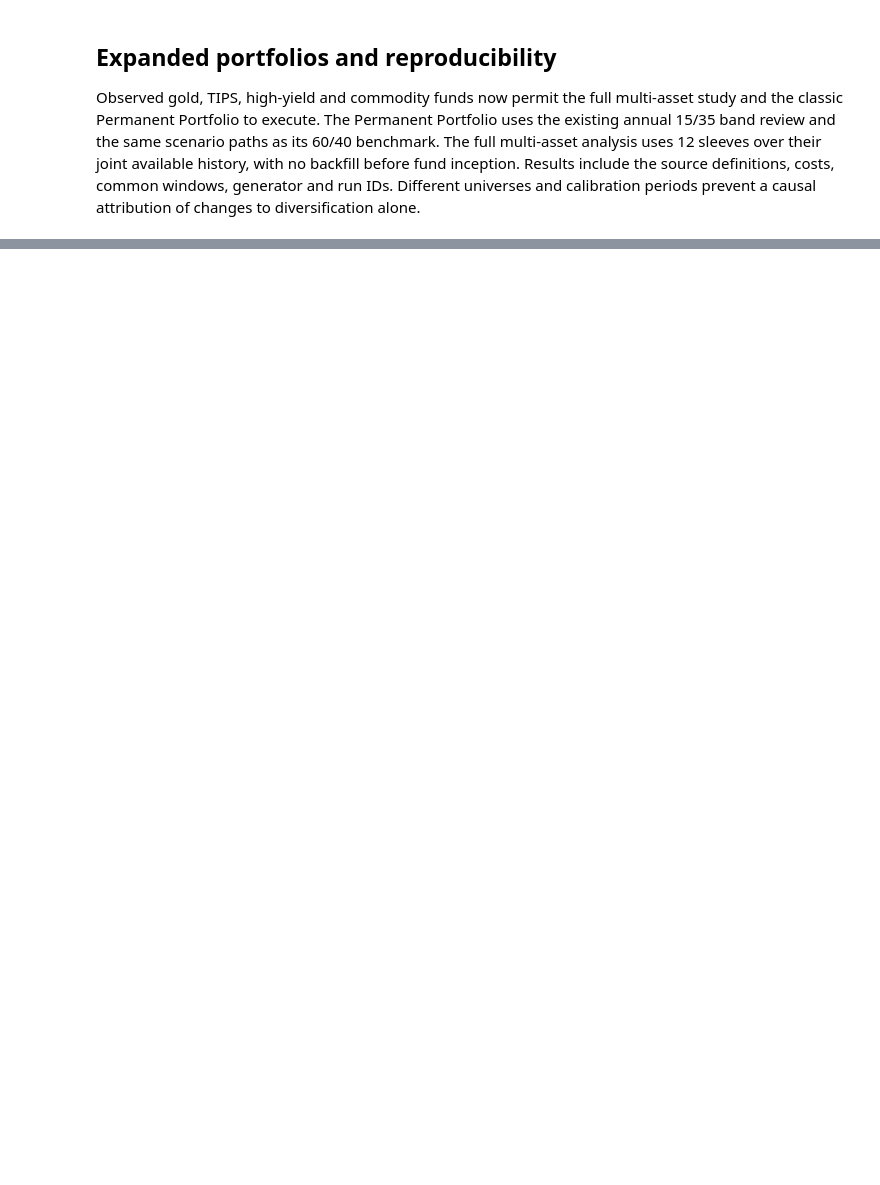
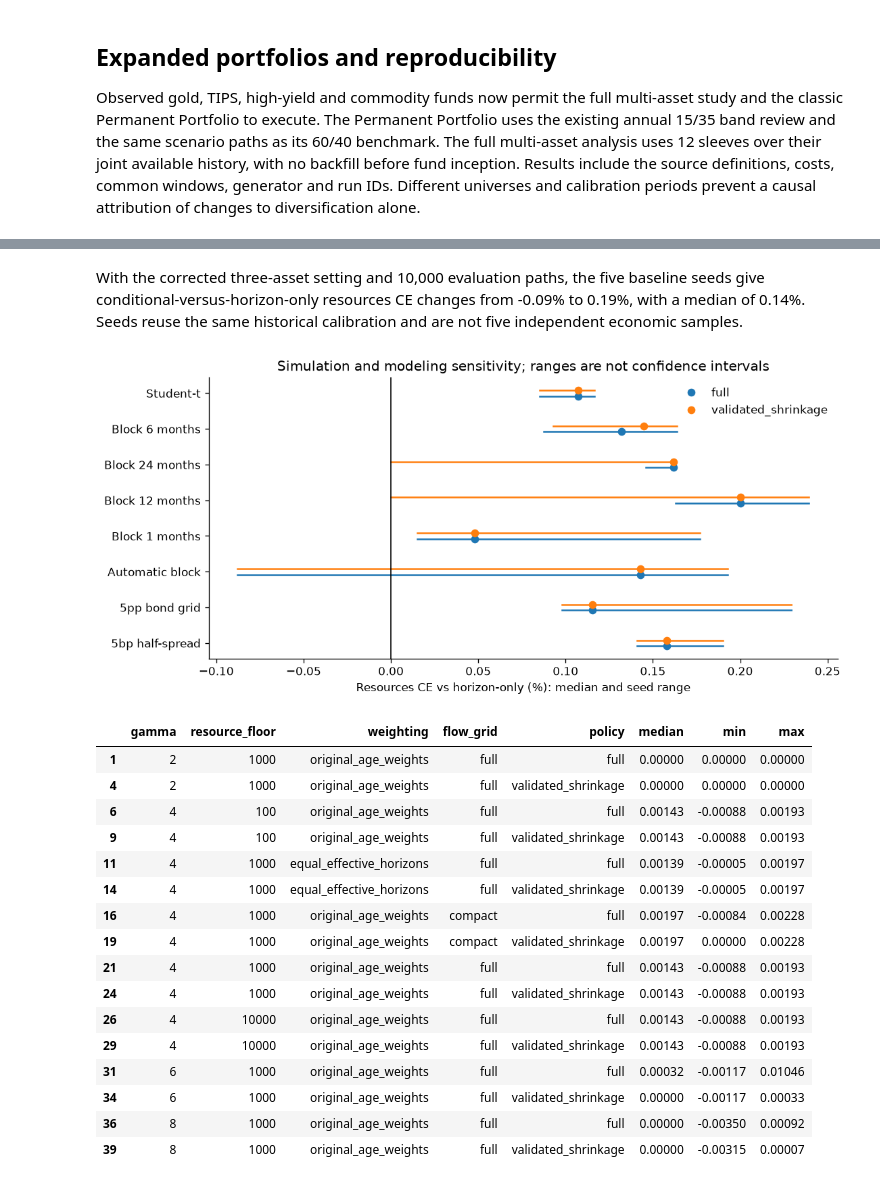
Before and after one commit to Yikai-Li/FI-Acc-Dec-Wedmont, a Jupyter notebook: research/wrds_validation_2026_11_19/wrds_validation.ipynb, the cells around one changed output, grey strips where cells are left out. Drawn from its saved outputs; the diff is of its cells as text; code cells hidden in the pictures; blank space fills up the shorter version.

```diff
--- a/research/wrds_validation_2026_11_19/wrds_validation.ipynb
+++ b/research/wrds_validation_2026_11_19/wrds_validation.ipynb
@@ -402,0 +437,36 @@ In this calibration, 8 of 9 alternatives have lower consumption CE than 60/40 wi
+# %%
+ROB = OUT/'robustness'
+sens=pd.read_csv(ROB/'sensitivity_scores.csv')
+main_mask=(sens.gamma.eq(4)&sens.resource_floor.eq(1000)&sens.weighting.eq('original_age_weights')&sens.flow_grid.eq('full'))
+primary=sens[main_mask].copy()
+primary['condition']=np.select([primary.bond_step.eq(.05),primary.cost_half_spread_bps.eq(5),primary.generator.eq('student_t'),primary.requested_block.isna()],
+    ['5pp bond grid','5bp half-spread','Student-t','Automatic block'],default='Fixed block')
+fixed=primary.condition.eq('Fixed block')
+primary.loc[fixed,'condition']='Block '+primary.loc[fixed,'requested_block'].astype(int).astype(str)+' months'
+summary=primary.groupby(['condition','policy']).agg(median_ce=('relative_resources_ce','median'),
+    minimum_ce=('relative_resources_ce','min'),maximum_ce=('relative_resources_ce','max'),seeds=('seed','nunique'),
+    median_success_difference_pp=('success_difference_pp','median')).reset_index()
+summary.to_csv(ROB/'configuration_summary.csv',index=False)
+display(summary[summary.policy.isin(['full','validated_shrinkage'])].round(5))
+baseline=primary[primary.condition.eq('Automatic block')]
+display(baseline[['seed','policy','relative_resources_ce','relative_terminal_ce','success_difference_pp','selected_alpha']].round(5))
+full=baseline[baseline.policy.eq('full')]
+display(Markdown(f"With the corrected three-asset setting and 10,000 evaluation paths, the five baseline seeds give conditional-versus-horizon-only resources CE changes from {full.relative_resources_ce.min():.2%} to {full.relative_resources_ce.max():.2%}, with a median of {full.relative_resources_ce.median():.2%}. Seeds reuse the same historical calibration and are not five independent economic samples."))
+fig,ax=plt.subplots(figsize=(10,4.5))
+conditions=list(summary.condition.unique())
+for j,policy in enumerate(['full','validated_shrinkage']):
+    g=summary[summary.policy.eq(policy)].set_index('condition').loc[conditions]
+    y=np.arange(len(g))+(j-.5)*.16
+    for i,(_,r) in enumerate(g.iterrows()):
+        ax.plot([100*r.minimum_ce,100*r.maximum_ce],[y[i],y[i]],color=['tab:blue','tab:orange'][j])
+    ax.plot(100*g.median_ce,y,'o',label=policy,color=['tab:blue','tab:orange'][j])
+ax.axvline(0,color='black',lw=1)
+ax.set_yticks(range(len(conditions)),conditions)
+ax.set(xlabel='Resources CE vs horizon-only (%): median and seed range',title='Simulation and modeling sensitivity; ranges are not confidence intervals')
+ax.legend(frameon=False)
+export('robustness_configuration_sensitivity')
+preference=sens[sens.generator.eq('bootstrap')&sens.requested_block.isna()&sens.cost_half_spread_bps.eq(0)&sens.bond_step.eq(.1)]
+pref_summary=preference.groupby(['gamma','resource_floor','weighting','flow_grid','policy']).relative_resources_ce.agg(['median','min','max']).reset_index()
+pref_summary.to_csv(ROB/'preference_summary.csv',index=False)
+display(pref_summary[pref_summary.policy.isin(['full','validated_shrinkage'])].round(5))
+# %% [output]
@@ -402,0 +507,19 @@ In this calibration, 8 of 9 alternatives have lower consumption CE than 60/40 wi
+With the corrected three-asset setting and 10,000 evaluation paths, the five baseline seeds give conditional-versus-horizon-only resources CE changes from -0.09% to 0.19%, with a median of 0.14%. Seeds reuse the same historical calibration and are not five independent economic samples.
+[figure, added]
+|  | gamma | resource_floor | weighting | flow_grid | policy | median | min | max |
+| 1 | 2 | 1000 | original_age_weights | full | full | 0.00000 | 0.00000 | 0.00000 |
+| 4 | 2 | 1000 | original_age_weights | full | validated_shrinkage | 0.00000 | 0.00000 | 0.00000 |
+| 6 | 4 | 100 | original_age_weights | full | full | 0.00143 | -0.00088 | 0.00193 |
+| 9 | 4 | 100 | original_age_weights | full | validated_shrinkage | 0.00143 | -0.00088 | 0.00193 |
+| 11 | 4 | 1000 | equal_effective_horizons | full | full | 0.00139 | -0.00005 | 0.00197 |
+| 14 | 4 | 1000 | equal_effective_horizons | full | validated_shrinkage | 0.00139 | -0.00005 | 0.00197 |
+| 16 | 4 | 1000 | original_age_weights | compact | full | 0.00197 | -0.00084 | 0.00228 |
+| 19 | 4 | 1000 | original_age_weights | compact | validated_shrinkage | 0.00197 | 0.00000 | 0.00228 |
+| 21 | 4 | 1000 | original_age_weights | full | full | 0.00143 | -0.00088 | 0.00193 |
+| 24 | 4 | 1000 | original_age_weights | full | validated_shrinkage | 0.00143 | -0.00088 | 0.00193 |
+| 26 | 4 | 10000 | original_age_weights | full | full | 0.00143 | -0.00088 | 0.00193 |
+| 29 | 4 | 10000 | original_age_weights | full | validated_shrinkage | 0.00143 | -0.00088 | 0.00193 |
+| 31 | 6 | 1000 | original_age_weights | full | full | 0.00032 | -0.00117 | 0.01046 |
+| 34 | 6 | 1000 | original_age_weights | full | validated_shrinkage | 0.00000 | -0.00117 | 0.00033 |
+| 36 | 8 | 1000 | original_age_weights | full | full | 0.00000 | -0.00350 | 0.00092 |
+| 39 | 8 | 1000 | original_age_weights | full | validated_shrinkage | 0.00000 | -0.00315 | 0.00007 |
```
Also changed, not shown: parts of 10 cells of this notebook, 52 other files.
